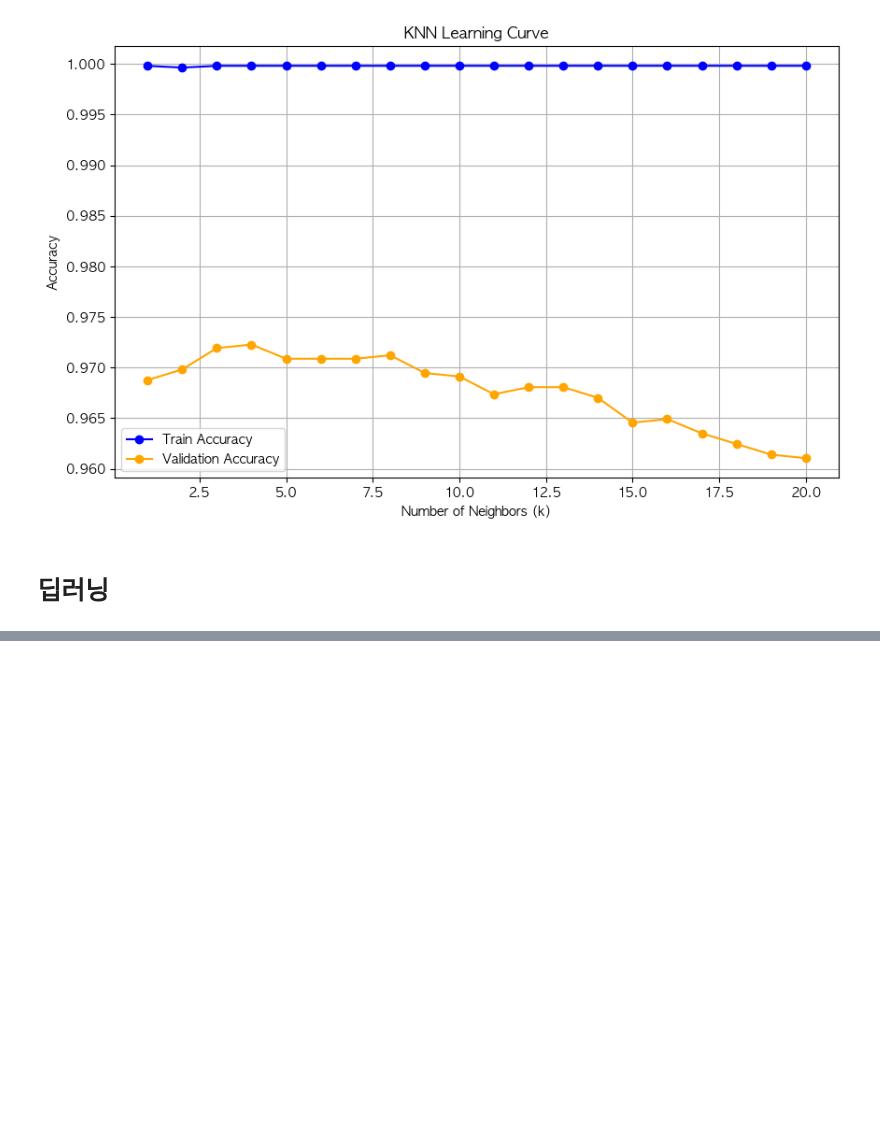
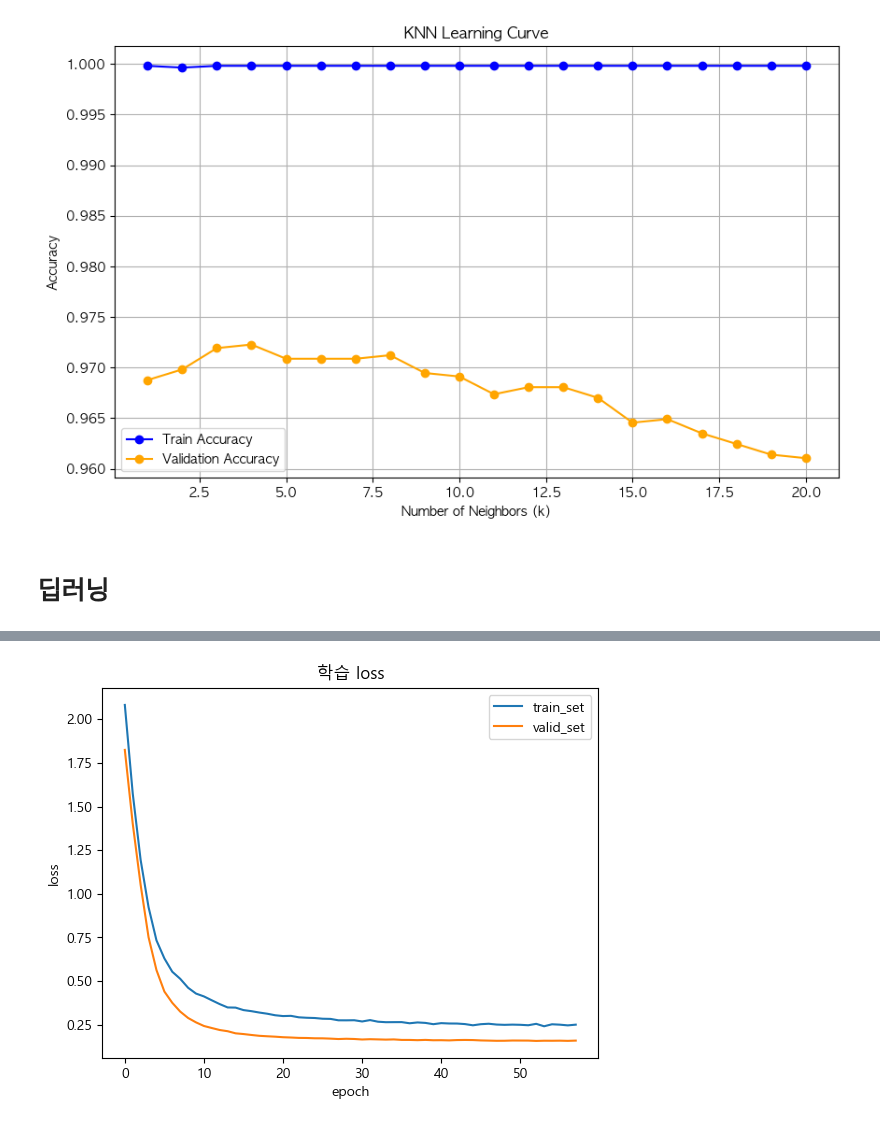
Before and after one commit to SKNETWORKS-FAMILY-AICAMP/SKN06-2nd-2Team, a Jupyter notebook: project2/employee_churn_model.ipynb, the cells around one changed output, grey strips where cells are left out. Saved outputs shown, nothing was run; the diff lists cells and outputs as text; code cells hidden in the pictures; blank space fills up the shorter version.

```diff
--- a/project2/employee_churn_model.ipynb
+++ b/project2/employee_churn_model.ipynb
@@ -649,6 +653,7 @@ os.makedirs('saved_models', exist_ok=True)
 from torchinfo import summary
 import torch.optim as optim
 from torch.utils.data import TensorDataset, DataLoader
+from sklearn.metrics import f1_score, roc_auc_score
 
 scaler = joblib.load("saved_models/standard_scaler.pkl")
 epochs = 100
@@ -671,7 +676,7 @@ y_test = y_test.values
 
 # ## 전처리 저장하여 반영
 X_train = scaler.fit_transform(X_train)
-X_test = scaler.fit_transform(X_test)
+X_test = scaler.transform(X_test)
 
 trainset = TensorDataset(
     torch.tensor(X_train, dtype=torch.float32),
@@ -724,6 +729,9 @@ for epoch in range(epochs) :
     bn_model.eval()
     valid_loss = 0.0
     test_accuracy = 0.0
+    all_preds = []  # 이 줄 추가
+    all_labels = []  # 이 줄 추가
+
     # 2. gradient 구하지않게 처리
     with torch.no_grad() :
         for X_valid, y_valid in test_loader :
@@ -739,13 +747,21 @@ for epoch in range(epochs) :
             pred_class = pred_valid.argmax(dim=-1)
             test_accuracy = test_accuracy + torch.sum(pred_class == y_valid).item()
 
+            # F1 및 ROC-AUC 계산을 위한 예측값과 레이블 수집
+            all_preds.extend(pred_class.cpu().numpy())  # 이 줄 추가
+            all_labels.extend(y_valid.cpu().numpy())  # 이 줄 추가
+
         valid_loss = valid_loss / len(test_loader)
         test_accuracy = test_accuracy / len(test_loader.dataset)
+
+        # F1 점수 및 ROC-AUC 점수 계산
+        f1 = f1_score(all_labels, all_preds, average='weighted')  # 이 줄 추가
+        roc_auc = roc_auc_score(all_labels, all_preds)  # 이 줄 추가
 
     train_losses.append(train_loss)
     valid_losses.append(valid_loss)
 
-    print(f'[{epoch+1:04d} / {epochs}] - train loss : {train_loss}, valid_loss : {valid_loss}, accuracy_score {test_accuracy}')
+    print(f'[{epoch+1:04d} / {epochs}] - train loss : {train_loss}, valid_loss : {valid_loss}, accuracy_score : {test_accuracy}, f1_score : {f1}, roc_auc : {roc_auc}')
 
 
     ############ 검증 완료 -> 모델 저장 ###############
@@ -773,3 +789,4 @@ plt.xlabel('epoch')
 plt.ylabel('loss')
 plt.legend()
 plt.show()
+# %% [output]
@@ -775,0 +810 @@ plt.show()
+[figure, added]
```
Also changed, not shown: parts of 7 cells of this notebook.
